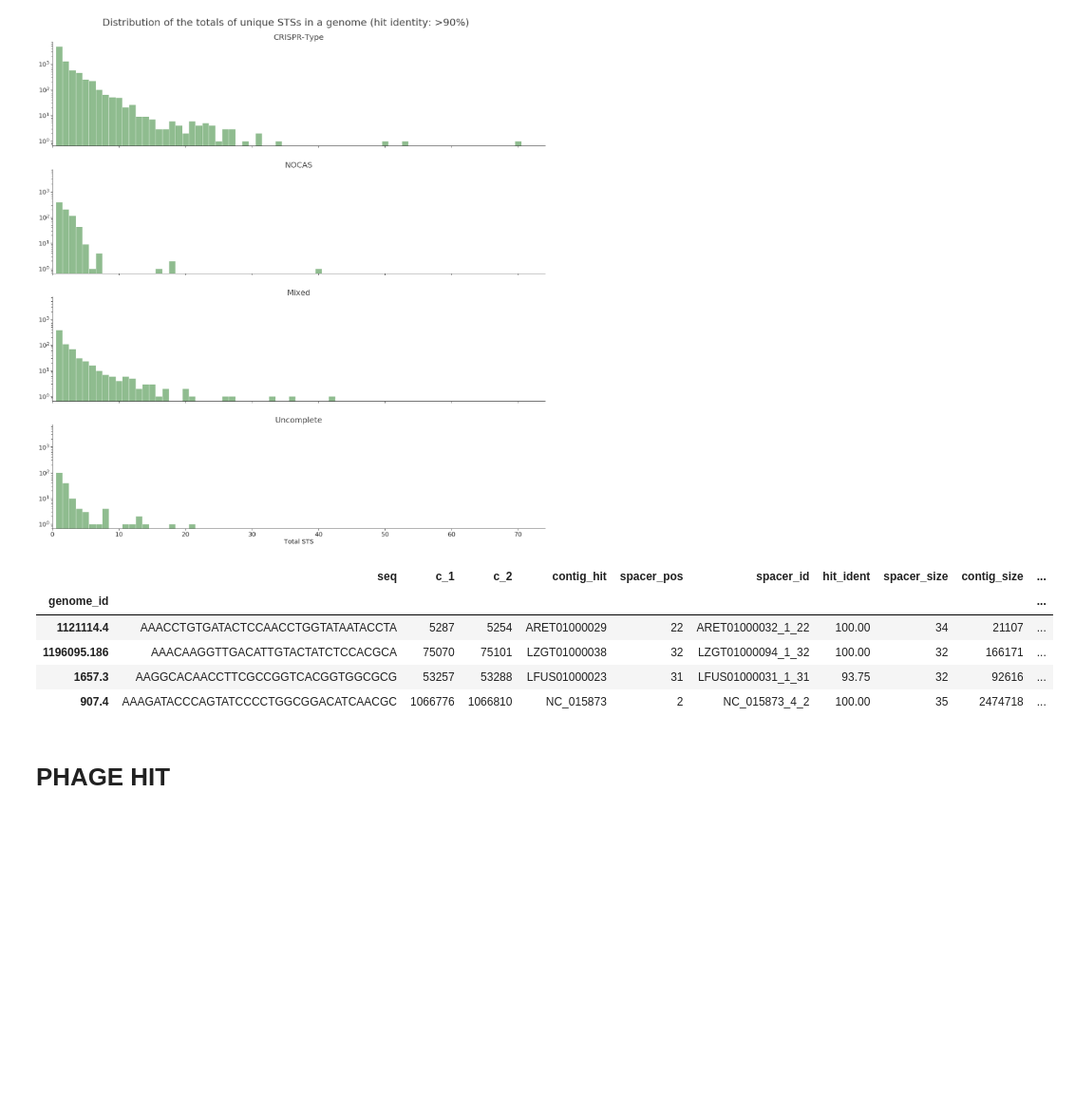
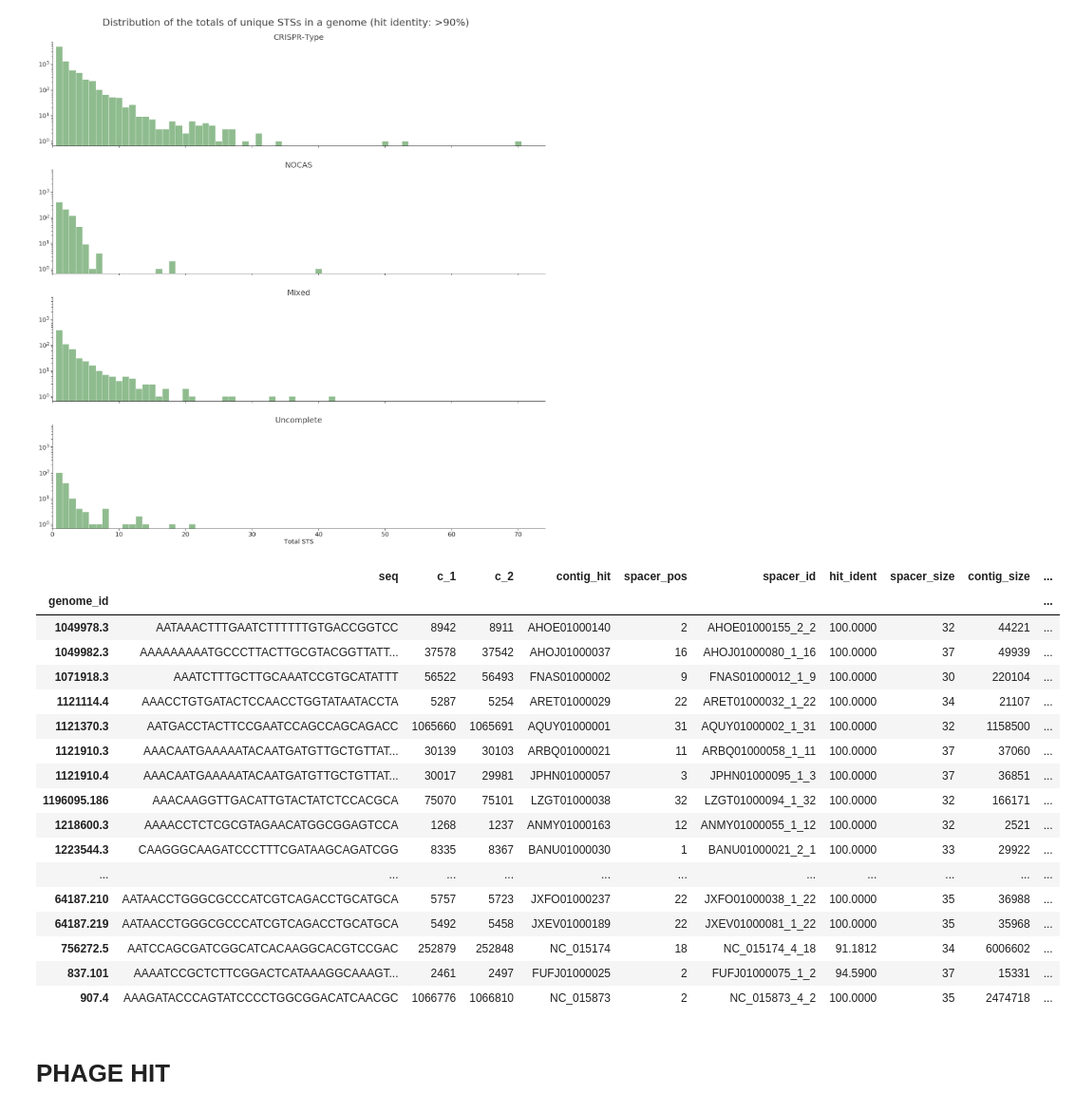
Before and after one commit to hwalinga/self-targeting-spacers-notebooks, a Jupyter notebook: new_res.ipynb, the cells around one changed output. Shown at 95% size. Saved outputs shown, nothing was run; the diff lists cells and outputs as text; code cells hidden in the pictures; blank space fills up the shorter version.

```diff
--- a/new_res.ipynb
+++ b/new_res.ipynb
@@ -481,14 +481,26 @@ save_fig(g)
 # %% [output]
 [figure]
 # %%
-df_hitcount.query('genome_count_hit > 40').head()
+df_hitcount.query('genome_count_hit > 20')
 # %% [output]
 |  | seq | c_1 | c_2 | contig_hit | spacer_pos | spacer_id | hit_ident | spacer_size | contig_size | ... |
 | genome_id |  |  |  |  |  |  |  |  |  | ... |
-| 1121114.4 | AAACCTGTGATACTCCAACCTGGTATAATACCTA | 5287 | 5254 | ARET01000029 | 22 | ARET01000032_1_22 | 100.00 | 34 | 21107 | ... |
-| 1196095.186 | AAACAAGGTTGACATTGTACTATCTCCACGCA | 75070 | 75101 | LZGT01000038 | 32 | LZGT01000094_1_32 | 100.00 | 32 | 166171 | ... |
-| 1657.3 | AAGGCACAACCTTCGCCGGTCACGGTGGCGCG | 53257 | 53288 | LFUS01000023 | 31 | LFUS01000031_1_31 | 93.75 | 32 | 92616 | ... |
-| 907.4 | AAAGATACCCAGTATCCCCTGGCGGACATCAACGC | 1066776 | 1066810 | NC_015873 | 2 | NC_015873_4_2 | 100.00 | 35 | 2474718 | ... |
+| 1049978.3 | AATAAACTTTGAATCTTTTTTGTGACCGGTCC | 8942 | 8911 | AHOE01000140 | 2 | AHOE01000155_2_2 | 100.0000 | 32 | 44221 | ... |
+| 1049982.3 | AAAAAAAAATGCCCTTACTTGCGTACGGTTATT... | 37578 | 37542 | AHOJ01000037 | 16 | AHOJ01000080_1_16 | 100.0000 | 37 | 49939 | ... |
+| 1071918.3 | AAATCTTTGCTTGCAAATCCGTGCATATTT | 56522 | 56493 | FNAS01000002 | 9 | FNAS01000012_1_9 | 100.0000 | 30 | 220104 | ... |
+| 1121114.4 | AAACCTGTGATACTCCAACCTGGTATAATACCTA | 5287 | 5254 | ARET01000029 | 22 | ARET01000032_1_22 | 100.0000 | 34 | 21107 | ... |
+| 1121370.3 | AATGACCTACTTCCGAATCCAGCCAGCAGACC | 1065660 | 1065691 | AQUY01000001 | 31 | AQUY01000002_1_31 | 100.0000 | 32 | 1158500 | ... |
+| 1121910.3 | AAACAATGAAAAATACAATGATGTTGCTGTTAT... | 30139 | 30103 | ARBQ01000021 | 11 | ARBQ01000058_1_11 | 100.0000 | 37 | 37060 | ... |
+| 1121910.4 | AAACAATGAAAAATACAATGATGTTGCTGTTAT... | 30017 | 29981 | JPHN01000057 | 3 | JPHN01000095_1_3 | 100.0000 | 37 | 36851 | ... |
+| 1196095.186 | AAACAAGGTTGACATTGTACTATCTCCACGCA | 75070 | 75101 | LZGT01000038 | 32 | LZGT01000094_1_32 | 100.0000 | 32 | 166171 | ... |
+| 1218600.3 | AAAACCTCTCGCGTAGAACATGGCGGAGTCCA | 1268 | 1237 | ANMY01000163 | 12 | ANMY01000055_1_12 | 100.0000 | 32 | 2521 | ... |
+| 1223544.3 | CAAGGGCAAGATCCCTTTCGATAAGCAGATCGG | 8335 | 8367 | BANU01000030 | 1 | BANU01000021_2_1 | 100.0000 | 33 | 29922 | ... |
+| ... | ... | ... | ... | ... | ... | ... | ... | ... | ... | ... |
+| 64187.210 | AATAACCTGGGCGCCCATCGTCAGACCTGCATGCA | 5757 | 5723 | JXFO01000237 | 22 | JXFO01000038_1_22 | 100.0000 | 35 | 36988 | ... |
+| 64187.219 | AATAACCTGGGCGCCCATCGTCAGACCTGCATGCA | 5492 | 5458 | JXEV01000189 | 22 | JXEV01000081_1_22 | 100.0000 | 35 | 35968 | ... |
+| 756272.5 | AATCCAGCGATCGGCATCACAAGGCACGTCCGAC | 252879 | 252848 | NC_015174 | 18 | NC_015174_4_18 | 91.1812 | 34 | 6006602 | ... |
+| 837.101 | AAAATCCGCTCTTCGGACTCATAAAGGCAAAGT... | 2461 | 2497 | FUFJ01000025 | 2 | FUFJ01000075_1_2 | 94.5900 | 37 | 15331 | ... |
+| 907.4 | AAAGATACCCAGTATCCCCTGGCGGACATCAACGC | 1066776 | 1066810 | NC_015873 | 2 | NC_015873_4_2 | 100.0000 | 35 | 2474718 | ... |
 # %%
 all_genome_type_count[all_genome_type_count.index != 'NOCAS']
 # %%
```
Also changed, not shown: 1 other file.
